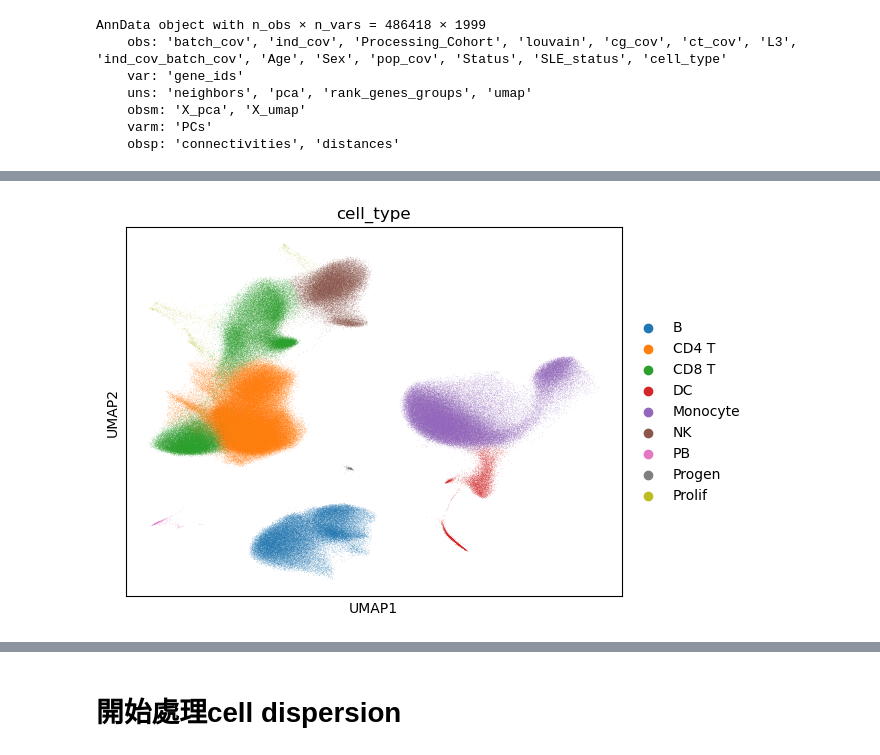
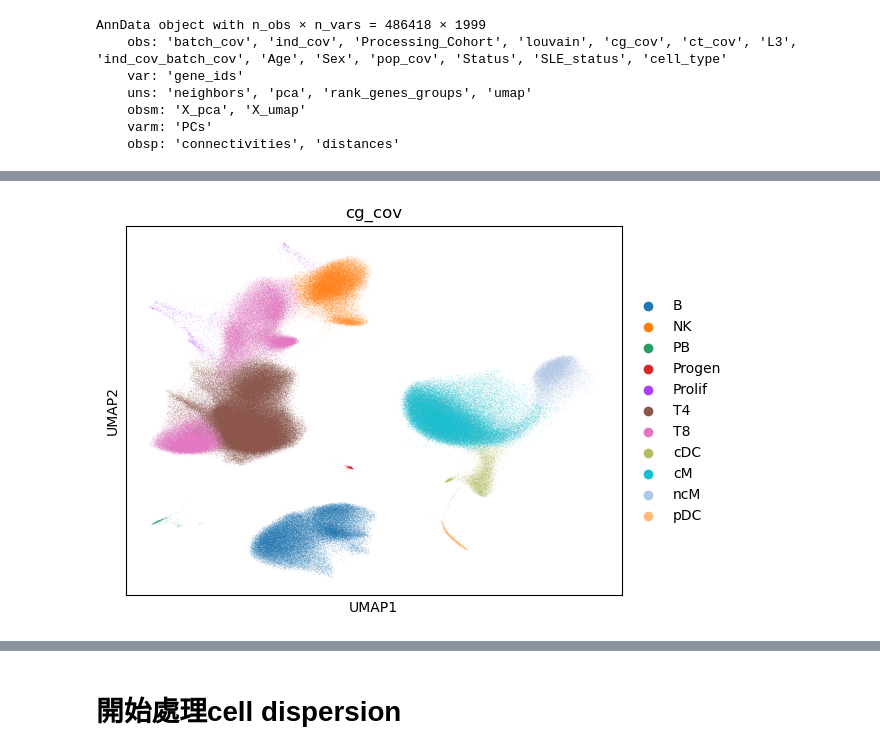
Before and after one commit to benson8902/Research, a Jupyter notebook: Code/Step4 Start Cell Dispersion_GSE174188.ipynb, the cells around one changed output, grey strips where cells are left out. Cells and saved outputs as stored; diff of their text form; code cells hidden in the pictures.

```diff
--- a/Code/Step4 Start Cell Dispersion_GSE174188.ipynb
+++ b/Code/Step4 Start Cell Dispersion_GSE174188.ipynb
@@ -80,4 +80,4 @@ AnnData object with n_obs × n_vars = 486418 × 1999
 # %%
-sc.pl.umap(healthy, color = "cell_type")
+sc.pl.umap(healthy, color = "cg_cov")
 # %% [output]
-[figure, old version]
+[figure, new version]
```
Also changed, not shown: parts of 21 cells of this notebook.
